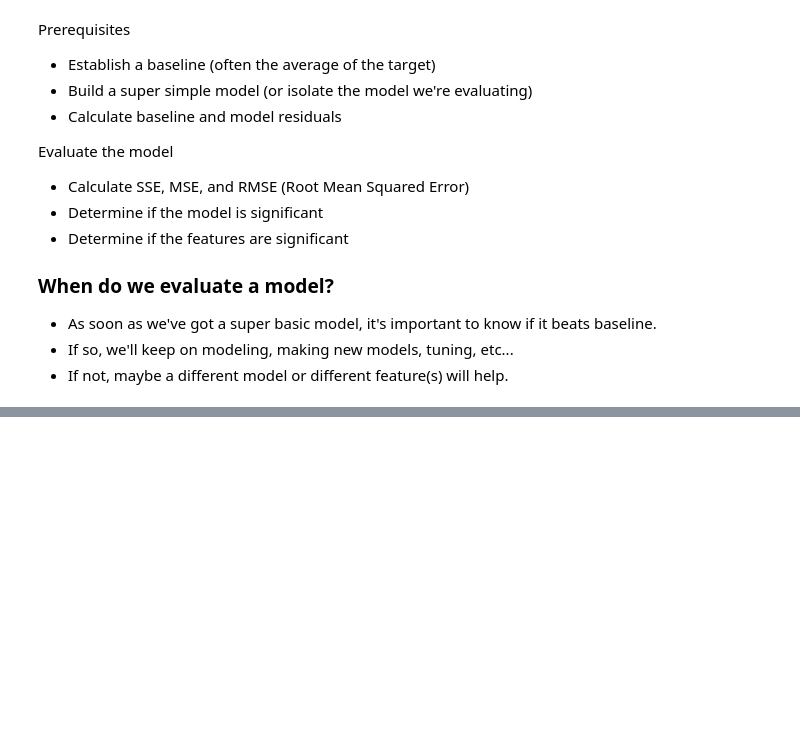
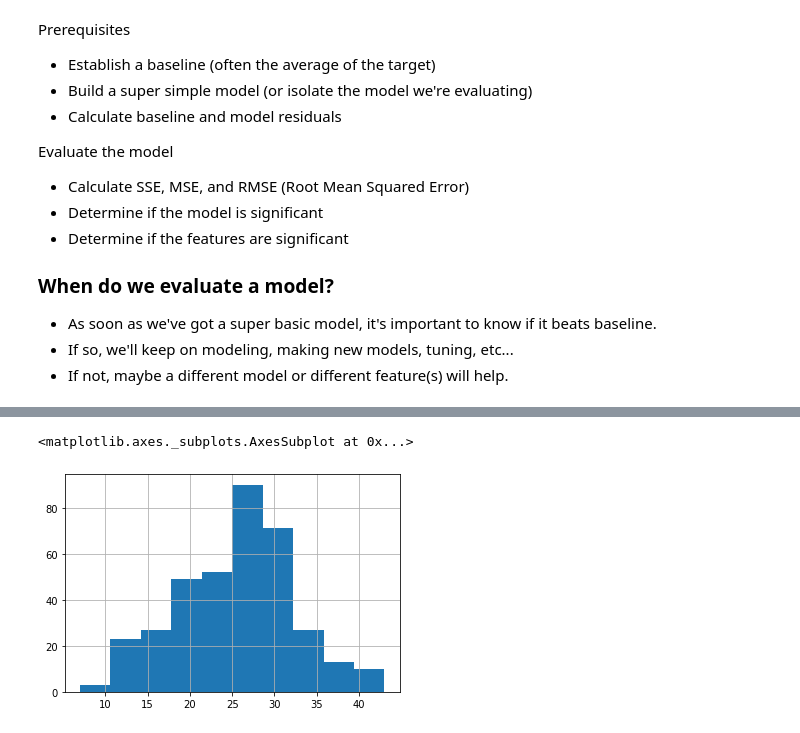
Before and after one commit to SamuelD-Data/regression-exercises, a Jupyter notebook: evaluation_lesson_walkthrough.ipynb, the cells around one changed output, grey strips where cells are left out. Cells and saved outputs as stored; diff of their text form; code cells hidden in the pictures; blank space fills up the shorter version.

```diff
--- a/evaluation_lesson_walkthrough.ipynb
+++ b/evaluation_lesson_walkthrough.ipynb
@@ -30,0 +97,6 @@ Evaluate the model
+# %%
+# creating historgram of sales
+df.sales.hist()
+# %% [output]
+<matplotlib.axes._subplots.AxesSubplot at 0x...>
+[figure, added]
```
Also changed, not shown: parts of 9 cells of this notebook.
